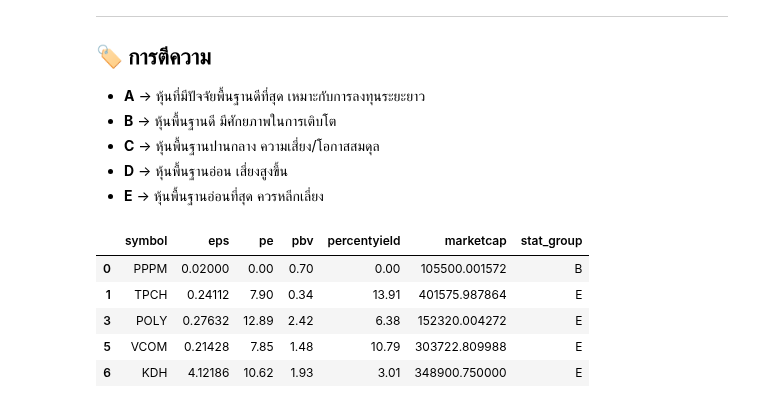
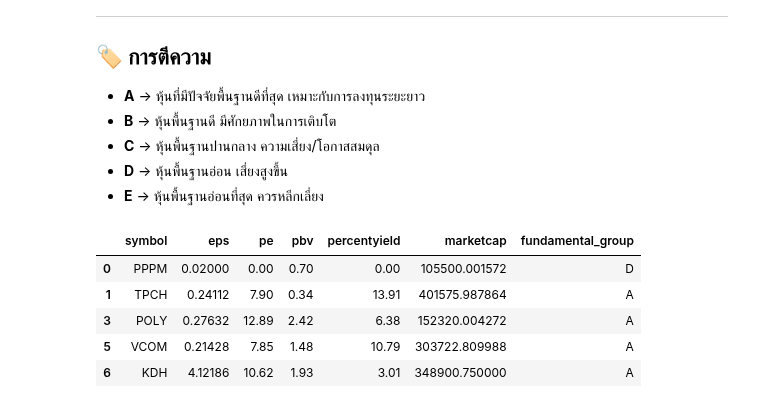
Before and after one commit to phqsuema123/Stock-quadrant-quantitative-analysis-using-deep-learning-classification, a Jupyter notebook: 1.Final_file/3.Data_preparation,4.Modelling/5model.ipynb, the cells around one changed output. Drawn from its saved outputs; the diff is of its cells as text; code cells hidden in the pictures.

```diff
--- a/1.Final_file/3.Data_preparation,4.Modelling/5model.ipynb
+++ b/1.Final_file/3.Data_preparation,4.Modelling/5model.ipynb
@@ -309,35 +309,45 @@ plt.show()
 import pandas as pd
 from sklearn.preprocessing import StandardScaler
 
-# ✅ เลือก features
-features = ['eps', 'pe', 'pbv', 'percentyield', 'marketcap']
-X = df_fun[features].dropna().copy()
+# --------------------------
+# 1. เลือก Features
+# --------------------------
+features = ["eps", "pe", "pbv", "percentyield", "marketcap"]
 
-# ✅ Standardization (Z-score)
+# --------------------------
+# 2. Standardization (Z-score)
+# --------------------------
 scaler = StandardScaler()
-X_scaled = scaler.fit_transform(X)
-X_scaled_df = pd.DataFrame(X_scaled, columns=features, index=X.index)
+scaled = scaler.fit_transform(df_fun[features])
 
-# ✅ สร้างคะแนนรวม (ปรับเครื่องหมายตาม logic)
-X_scaled_df['score'] = (
-    X_scaled_df['eps'] - X_scaled_df['pe'] +
-    X_scaled_df['pbv'] + X_scaled_df['percentyield'] +
-    X_scaled_df['marketcap']
+df_scaled = pd.DataFrame(scaled, columns=[f + "_scaled" for f in features], index=df_fun.index)
+
+# --------------------------
+# 3. สร้างคะแนนรวม (Score)
+# --------------------------
+df_fun["score"] = (
+    df_scaled["eps_scaled"]        # + EPS
+    - df_scaled["pe_scaled"]       # - PE
+    + df_scaled["pbv_scaled"]      # + PBV
+    + df_scaled["percentyield_scaled"]  # + Yield
+    + df_scaled["marketcap_scaled"]     # + Market Cap
 )
 
-# ✅ แบ่งออกเป็น 5 กลุ่มตาม quantile แล้วใช้ label = ['a','b','c','d','e']
-df_fun.loc[X.index, 'stat_group'] = pd.qcut(
-    X_scaled_df['score'],
-    5,
-    labels=['A','B','C','D','E']
+# --------------------------
+# 4. แบ่งออกเป็น 5 กลุ่ม (Quantile)
+# --------------------------
+df_fun["fundamental_group"] = pd.qcut(
+    df_fun["score"],
+    q=5,
+    labels=["E", "D", "C", "B", "A"]  # E = อ่อนสุด → A = แข็งสุด
 )
 # %%
 # ✅ ดูผลลัพธ์
-df_fun[['symbol','eps','pe','pbv','percentyield','marketcap','stat_group']].head()
+df_fun[['symbol','eps','pe','pbv','percentyield','marketcap','fundamental_group']].head()
 # %% [output]
-|  | symbol | eps | pe | pbv | percentyield | marketcap | stat_group |
-| 0 | PPPM | 0.02000 | 0.00 | 0.70 | 0.00 | 105500.001572 | B |
-| 1 | TPCH | 0.24112 | 7.90 | 0.34 | 13.91 | 401575.987864 | E |
-| 3 | POLY | 0.27632 | 12.89 | 2.42 | 6.38 | 152320.004272 | E |
-| 5 | VCOM | 0.21428 | 7.85 | 1.48 | 10.79 | 303722.809988 | E |
-| 6 | KDH | 4.12186 | 10.62 | 1.93 | 3.01 | 348900.750000 | E |
+|  | symbol | eps | pe | pbv | percentyield | marketcap | fundamental_group |
+| 0 | PPPM | 0.02000 | 0.00 | 0.70 | 0.00 | 105500.001572 | D |
+| 1 | TPCH | 0.24112 | 7.90 | 0.34 | 13.91 | 401575.987864 | A |
+| 3 | POLY | 0.27632 | 12.89 | 2.42 | 6.38 | 152320.004272 | A |
+| 5 | VCOM | 0.21428 | 7.85 | 1.48 | 10.79 | 303722.809988 | A |
+| 6 | KDH | 4.12186 | 10.62 | 1.93 | 3.01 | 348900.750000 | A |
```
Also changed, not shown: parts of 19 cells of this notebook, 1 other file.
